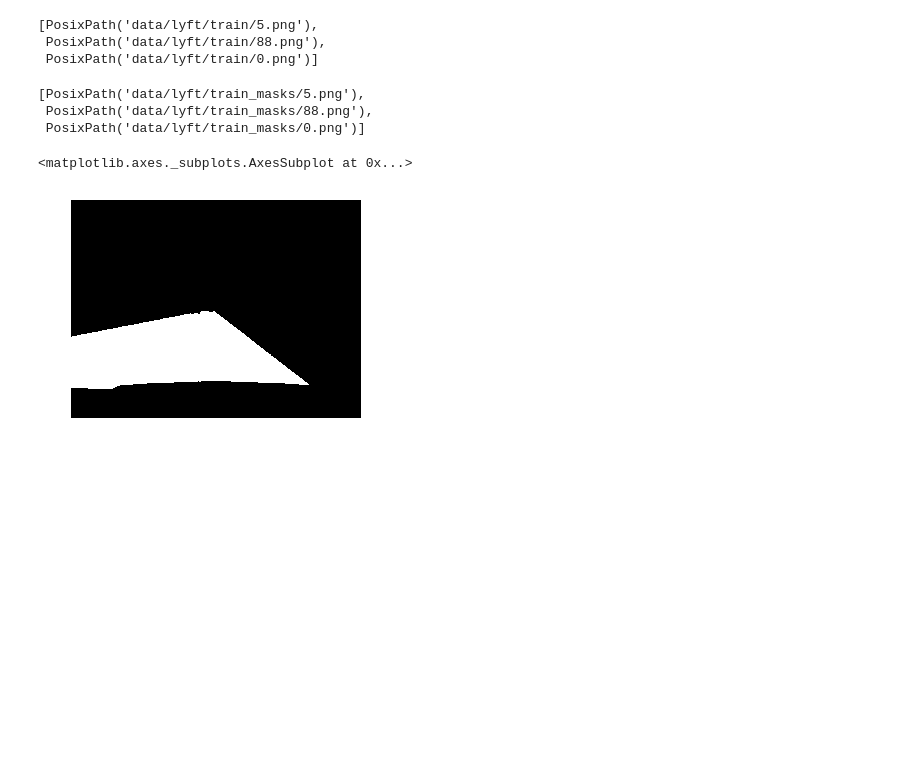
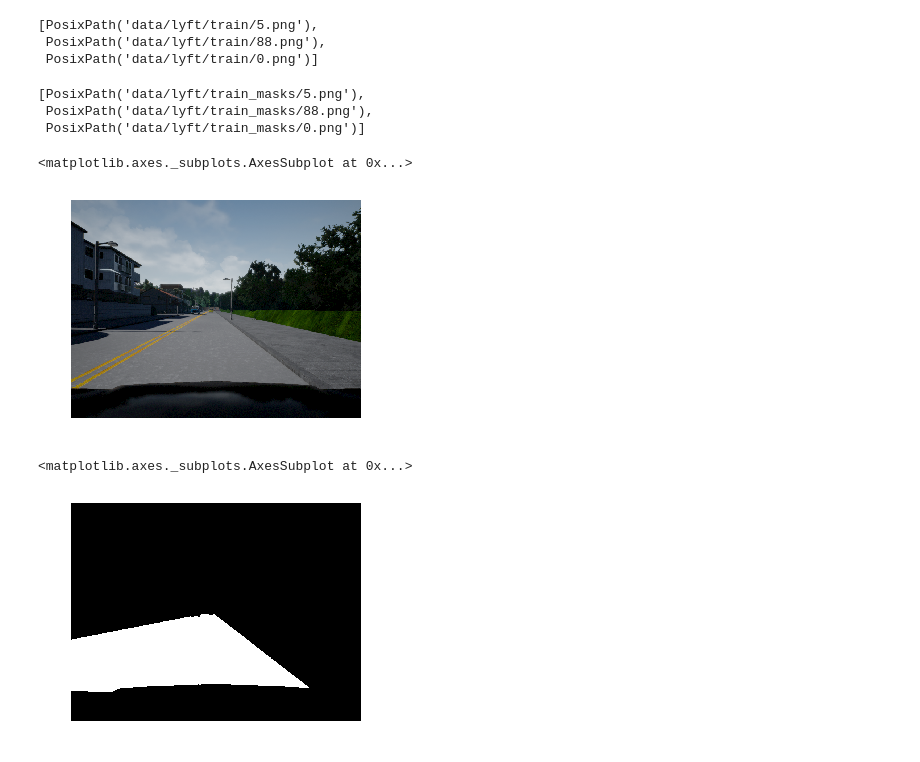
Before and after one commit to thedch/lyft-challenge, a Jupyter notebook: lyft.ipynb, the cells around one changed output. Saved outputs shown, nothing was run; the diff lists cells and outputs as text; code cells hidden in the pictures; blank space fills up the shorter version.

```diff
--- a/lyft.ipynb
+++ b/lyft.ipynb
@@ -89,6 +92,12 @@ list(output_images.iterdir())[:3]
 [PosixPath('data/lyft/train_masks/5.png'),
  PosixPath('data/lyft/train_masks/88.png'),
  PosixPath('data/lyft/train_masks/0.png')]
+# %%
+real_world = open_image(list(input_images.iterdir())[0])
+show_img(real_world)
+# %% [output]
+<matplotlib.axes._subplots.AxesSubplot at 0x...>
+[figure, added]
 # %%
 test_seg_image = open_image(list(output_images.iterdir())[0])
 show_img(test_seg_image)
```
Also changed, not shown: parts of 15 cells of this notebook.
